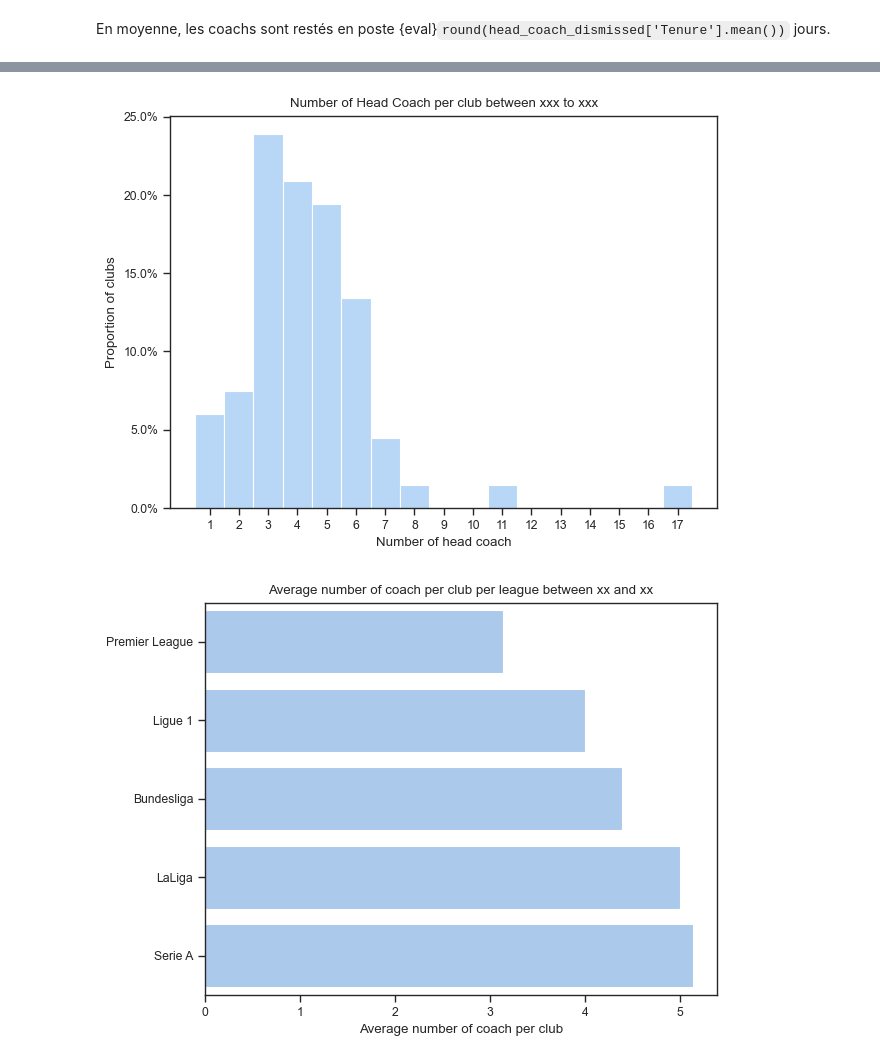
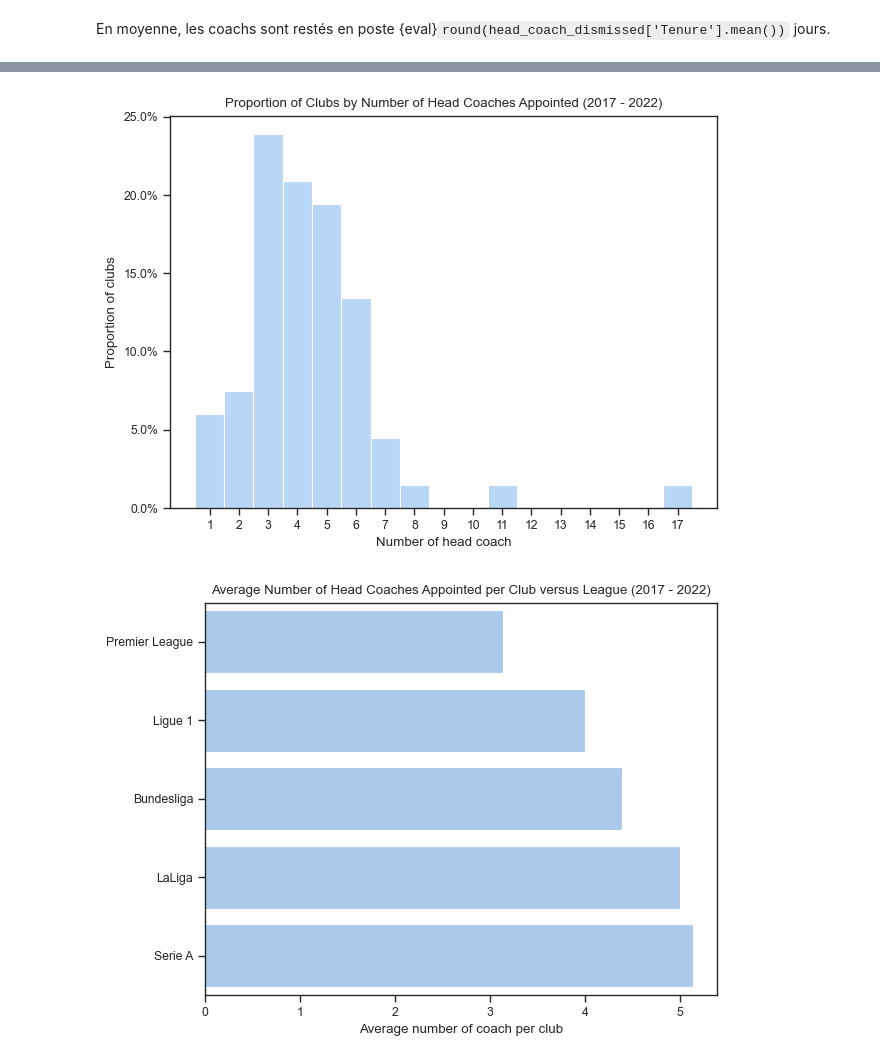
Before and after one commit to mathisdrn/head_coach_dismissal, a Jupyter notebook: src/03 Headcoach analysis.ipynb, the cells around one changed output, grey strips where cells are left out. Saved outputs shown, nothing was run; the diff lists cells and outputs as text; code cells hidden in the pictures.

```diff
--- a/src/03 Headcoach analysis.ipynb
+++ b/src/03 Headcoach analysis.ipynb
@@ -119,23 +120,23 @@ plt.ylabel('Proportion of Head Coaches');
 # %%
 #| label: hc_per_club
 # Number of Head Coachs per club
 
 # Group by team and count the number of head coach
 from re import M
 
 
 coach_per_club = head_coach.groupby('Team').size().reset_index(name='count')
 
 plt.figure()
 sns.histplot(x='count', data = coach_per_club, discrete=True, stat="probability")
 plt.xticks(range(1, coach_per_club['count'].max() + 1))
 plt.gca().yaxis.set_major_formatter(mticker.PercentFormatter(xmax=1))
-plt.title(f'Number of Head Coach per club between xxx to xxx')
+plt.title(f'Proportion of Clubs by Number of Head Coaches Appointed (2017 - 2022)')
 plt.xlabel('Number of head coach')
 plt.ylabel('Proportion of clubs');
 # plt.savefig('figures/number_of_coach_per_club.png')
 # %% [output]
-[figure, old version]
+[figure, new version]
 # %%
 #| label: hc_per_club_per_league
 # Average number of coach per club per league
@@ -147,9 +148,9 @@ avg_number_of_coach_per_club_per_league = coach_per_team.groupby('League').mean(
 # Plot average number of coach per club per league
 plt.figure()
 sns.barplot(x=avg_number_of_coach_per_club_per_league.values, y=avg_number_of_coach_per_club_per_league.index, orient='h')
-plt.title('Average number of coach per club per league between xx and xx')
+plt.title('Average Number of Head Coaches Appointed per Club versus League (2017 - 2022)')
 plt.ylabel('')
 plt.xlabel('Average number of coach per club');
 # plt.savefig('figures/hc_per_club_per_league.png')
 # %% [output]
-[figure, old version]
+[figure, new version]
```
Also changed, not shown: parts of 3 cells of this notebook.
